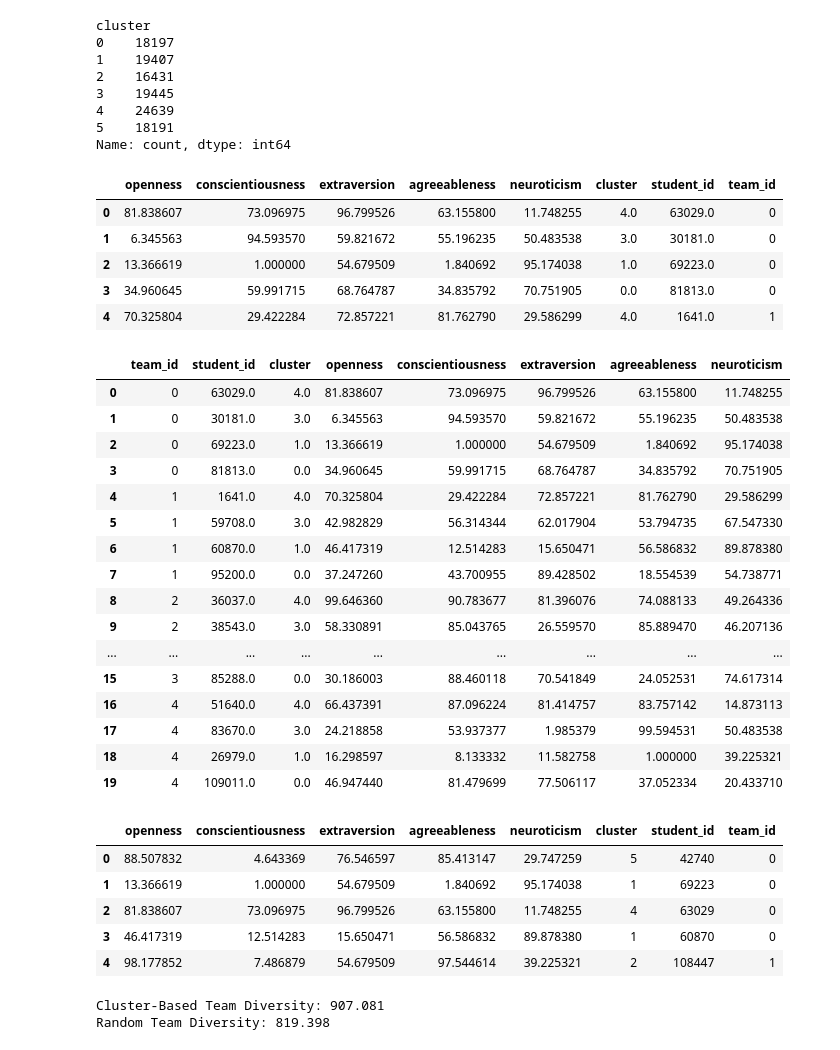
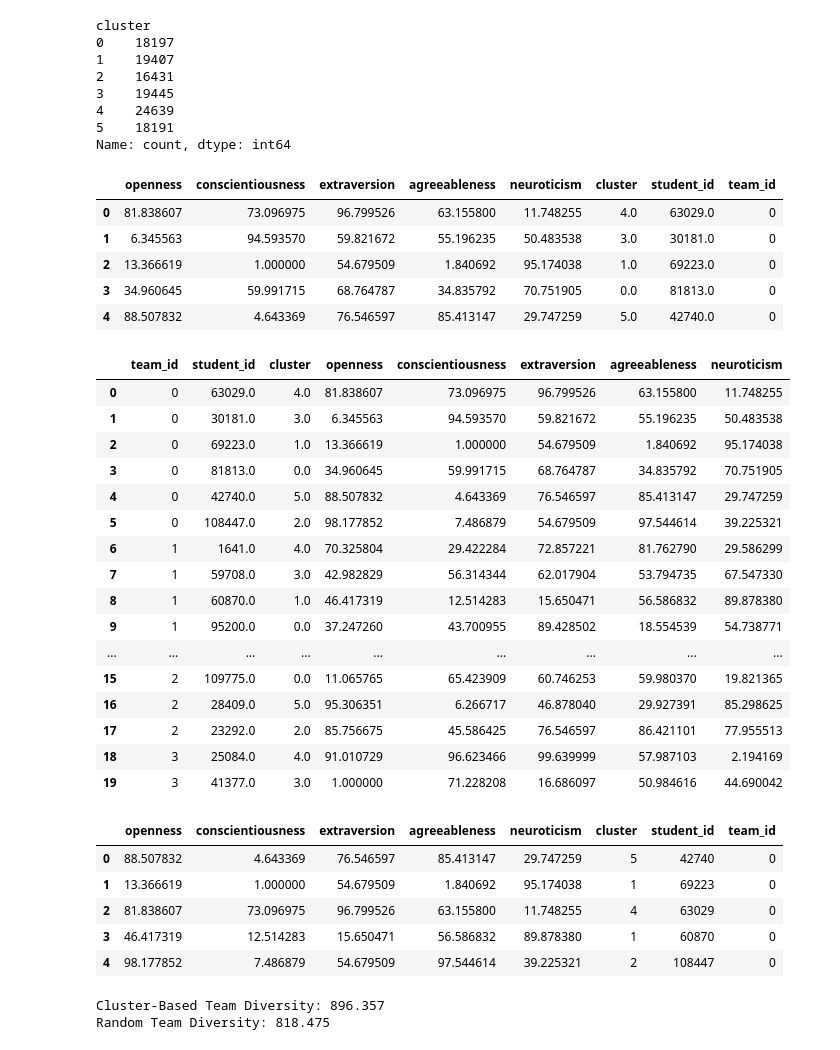
Before and after one commit to joyliu110/ECS-111-Final-Project, a Jupyter notebook: Training.ipynb, the cells around one changed output. Drawn from its saved outputs; the diff is of its cells as text; code cells hidden in the pictures.

```diff
--- a/Training.ipynb
+++ b/Training.ipynb
@@ -8,7 +8,7 @@ import matplotlib.pyplot as plt
 import seaborn as sns
 from sklearn.model_selection import train_test_split
 # %%
-df = pd.read_csv('IPIP300-SCORES.csv')  # adjust filename to match your download
+df = pd.read_csv('/Users/katriellayam/Downloads/IPIP300-SCORES.csv')  # adjust filename to match your download
 df.head()
 
 print(df.columns.tolist())
@@ -373,7 +375,7 @@ Name: count, dtype: int64
 # %%
 # Team Assignment Algorithm
 
-TEAM_SIZE = 4
+TEAM_SIZE = 6
 RANDOM_STATE = 42
 
 # Shuffle the students so team assignments are not based on original row order
@@ -395,34 +397,34 @@ while sum(len(group) for group in cluster_groups.values()) >= TEAM_SIZE:
     # Pick from the largest remaining clusters first
     cluster_order = sorted(
         cluster_groups.keys(),
         key=lambda c: len(cluster_groups[c]),
         reverse=True
     )
 
     for c in cluster_order:
         if len(team_members) < TEAM_SIZE and len(cluster_groups[c]) > 0:
             student = cluster_groups[c].iloc[0]
             team_members.append(student)
 
             # Remove selected student
             cluster_groups[c] = cluster_groups[c].iloc[1:].reset_index(drop=True)
 
     team = pd.DataFrame(team_members)
     team["team_id"] = team_id
     teams.append(team)
 
     team_id += 1
 
 cluster_teams = pd.concat(teams, ignore_index=True)
 
 cluster_teams.head()
 # %% [output]
 |  | openness | conscientiousness | extraversion | agreeableness | neuroticism | cluster | student_id | team_id |
 | 0 | 81.838607 | 73.096975 | 96.799526 | 63.155800 | 11.748255 | 4.0 | 63029.0 | 0 |
 | 1 | 6.345563 | 94.593570 | 59.821672 | 55.196235 | 50.483538 | 3.0 | 30181.0 | 0 |
 | 2 | 13.366619 | 1.000000 | 54.679509 | 1.840692 | 95.174038 | 1.0 | 69223.0 | 0 |
 | 3 | 34.960645 | 59.991715 | 68.764787 | 34.835792 | 70.751905 | 0.0 | 81813.0 | 0 |
-| 4 | 70.325804 | 29.422284 | 72.857221 | 81.762790 | 29.586299 | 4.0 | 1641.0 | 1 |
+| 4 | 88.507832 | 4.643369 | 76.546597 | 85.413147 | 29.747259 | 5.0 | 42740.0 | 0 |
 # %%
 # Check the first few teams
 
@@ -435,18 +437,18 @@ cluster_teams[
 | 1 | 0 | 30181.0 | 3.0 | 6.345563 | 94.593570 | 59.821672 | 55.196235 | 50.483538 |
 | 2 | 0 | 69223.0 | 1.0 | 13.366619 | 1.000000 | 54.679509 | 1.840692 | 95.174038 |
 | 3 | 0 | 81813.0 | 0.0 | 34.960645 | 59.991715 | 68.764787 | 34.835792 | 70.751905 |
-| 4 | 1 | 1641.0 | 4.0 | 70.325804 | 29.422284 | 72.857221 | 81.762790 | 29.586299 |
-| 5 | 1 | 59708.0 | 3.0 | 42.982829 | 56.314344 | 62.017904 | 53.794735 | 67.547330 |
-| 6 | 1 | 60870.0 | 1.0 | 46.417319 | 12.514283 | 15.650471 | 56.586832 | 89.878380 |
-| 7 | 1 | 95200.0 | 0.0 | 37.247260 | 43.700955 | 89.428502 | 18.554539 | 54.738771 |
-| 8 | 2 | 36037.0 | 4.0 | 99.646360 | 90.783677 | 81.396076 | 74.088133 | 49.264336 |
-| 9 | 2 | 38543.0 | 3.0 | 58.330891 | 85.043765 | 26.559570 | 85.889470 | 46.207136 |
+| 4 | 0 | 42740.0 | 5.0 | 88.507832 | 4.643369 | 76.546597 | 85.413147 | 29.747259 |
+| 5 | 0 | 108447.0 | 2.0 | 98.177852 | 7.486879 | 54.679509 | 97.544614 | 39.225321 |
+| 6 | 1 | 1641.0 | 4.0 | 70.325804 | 29.422284 | 72.857221 | 81.762790 | 29.586299 |
+| 7 | 1 | 59708.0 | 3.0 | 42.982829 | 56.314344 | 62.017904 | 53.794735 | 67.547330 |
+| 8 | 1 | 60870.0 | 1.0 | 46.417319 | 12.514283 | 15.650471 | 56.586832 | 89.878380 |
+| 9 | 1 | 95200.0 | 0.0 | 37.247260 | 43.700955 | 89.428502 | 18.554539 | 54.738771 |
 | ... | ... | ... | ... | ... | ... | ... | ... | ... |
-| 15 | 3 | 85288.0 | 0.0 | 30.186003 | 88.460118 | 70.541849 | 24.052531 | 74.617314 |
-| 16 | 4 | 51640.0 | 4.0 | 66.437391 | 87.096224 | 81.414757 | 83.757142 | 14.873113 |
-| 17 | 4 | 83670.0 | 3.0 | 24.218858 | 53.937377 | 1.985379 | 99.594531 | 50.483538 |
-| 18 | 4 | 26979.0 | 1.0 | 16.298597 | 8.133332 | 11.582758 | 1.000000 | 39.225321 |
-| 19 | 4 | 109011.0 | 0.0 | 46.947440 | 81.479699 | 77.506117 | 37.052334 | 20.433710 |
+| 15 | 2 | 109775.0 | 0.0 | 11.065765 | 65.423909 | 60.746253 | 59.980370 | 19.821365 |
+| 16 | 2 | 28409.0 | 5.0 | 95.306351 | 6.266717 | 46.878040 | 29.927391 | 85.298625 |
+| 17 | 2 | 23292.0 | 2.0 | 85.756675 | 45.586425 | 76.546597 | 86.421101 | 77.955513 |
+| 18 | 3 | 25084.0 | 4.0 | 91.010729 | 96.623466 | 99.639999 | 57.987103 | 2.194169 |
+| 19 | 3 | 41377.0 | 3.0 | 1.000000 | 71.228208 | 16.686097 | 50.984616 | 44.690042 |
 # %%
 # Random Team Assignment Baseline
 
@@ -464,7 +466,7 @@ random_teams.head()
 | 1 | 13.366619 | 1.000000 | 54.679509 | 1.840692 | 95.174038 | 1 | 69223 | 0 |
 | 2 | 81.838607 | 73.096975 | 96.799526 | 63.155800 | 11.748255 | 4 | 63029 | 0 |
 | 3 | 46.417319 | 12.514283 | 15.650471 | 56.586832 | 89.878380 | 1 | 60870 | 0 |
-| 4 | 98.177852 | 7.486879 | 54.679509 | 97.544614 | 39.225321 | 2 | 108447 | 1 |
+| 4 | 98.177852 | 7.486879 | 54.679509 | 97.544614 | 39.225321 | 2 | 108447 | 0 |
 # %%
 # Team Diversity Evaluation
 
@@ -485,8 +487,8 @@ random_diversity = average_team_diversity(random_teams, ocean_cols)
 print("Cluster-Based Team Diversity:", round(cluster_diversity, 3))
 print("Random Team Diversity:", round(random_diversity, 3))
 # %% [output]
-Cluster-Based Team Diversity: 907.081
-Random Team Diversity: 819.398
+Cluster-Based Team Diversity: 896.357
+Random Team Diversity: 818.475
 # %%
 # Compare Team Assignment Methods
 
```
Also changed, not shown: parts of 9 cells of this notebook.
